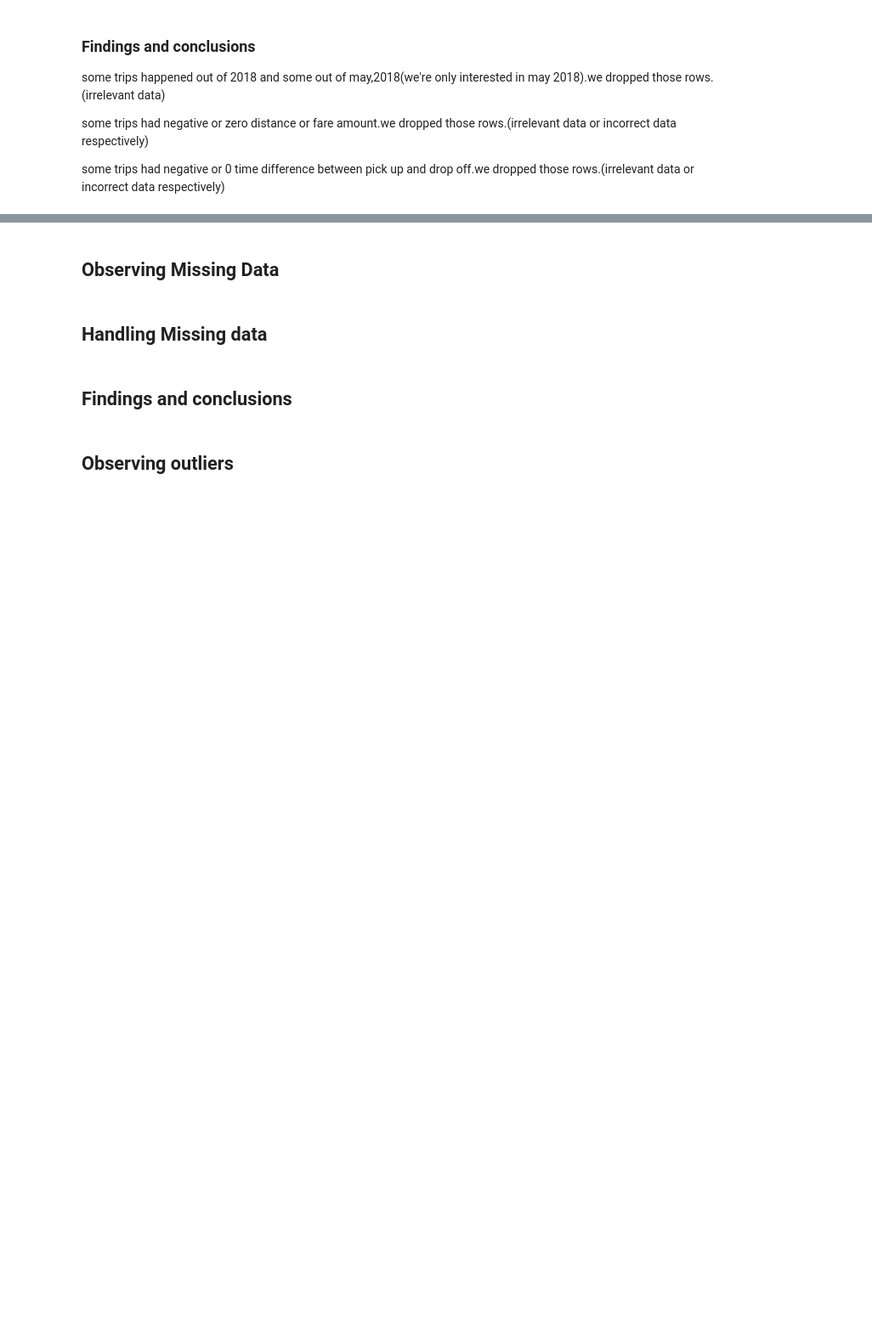
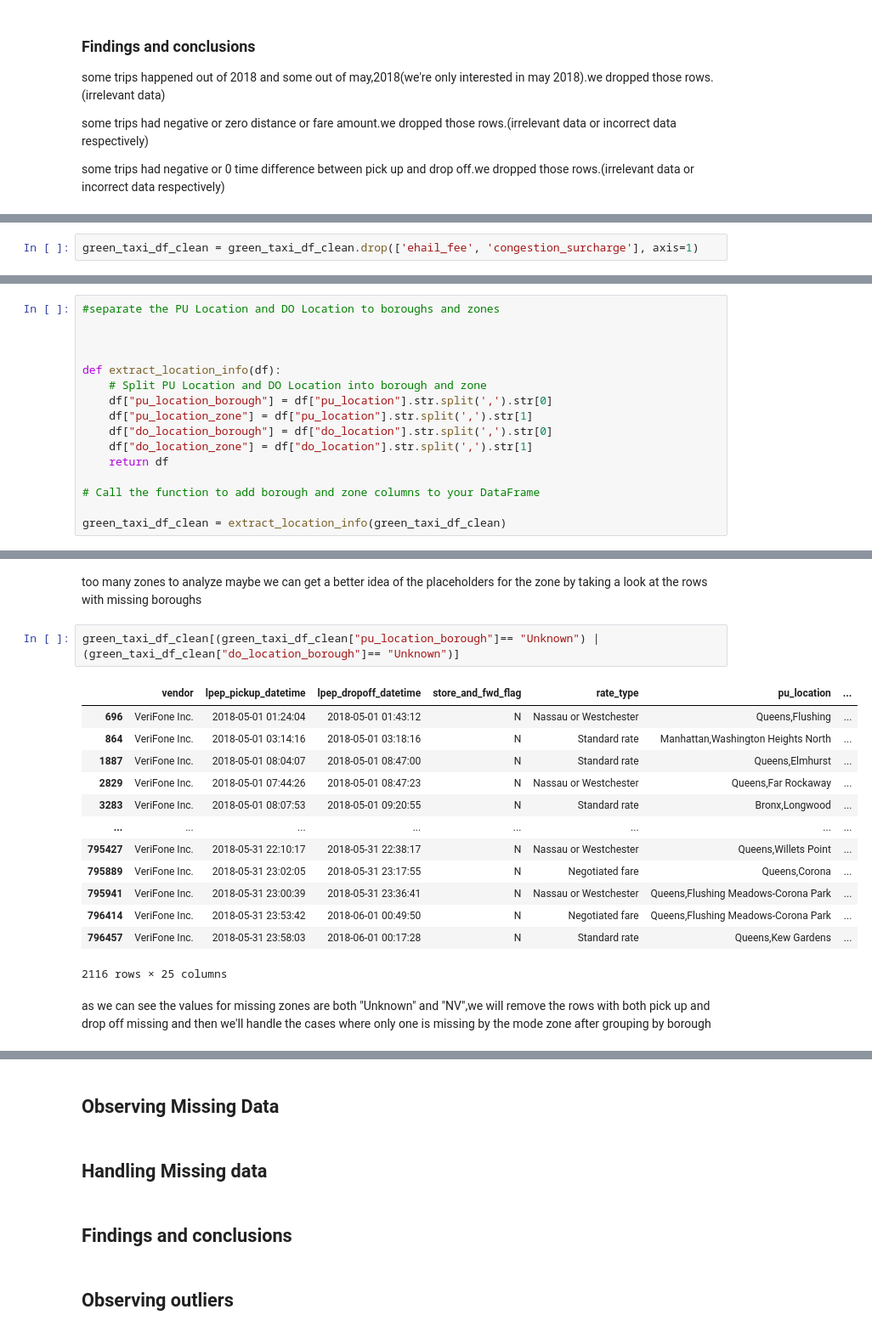
Before and after one commit to crosshuntter/Data-engineering, a Jupyter notebook: template.ipynb, the cells around one changed output, grey strips where cells are left out. Shown at 85% size. Saved outputs shown, nothing was run; the diff lists cells and outputs as text; blank space fills up the shorter version.

```diff
--- a/template.ipynb
+++ b/template.ipynb
@@ -288,0 +333,2 @@ some trips had negative or 0 time difference between pick up and drop off.we dro
+# %%
+green_taxi_df_clean = green_taxi_df_clean.drop(['ehail_fee', 'congestion_surcharge'], axis=1)
@@ -288,0 +362,16 @@ some trips had negative or 0 time difference between pick up and drop off.we dro
+# %%
+#separate the PU Location and DO Location to boroughs and zones
+
+
+
+def extract_location_info(df):
+    # Split PU Location and DO Location into borough and zone
+    df["pu_location_borough"] = df["pu_location"].str.split(',').str[0]
+    df["pu_location_zone"] = df["pu_location"].str.split(',').str[1]
+    df["do_location_borough"] = df["do_location"].str.split(',').str[0]
+    df["do_location_zone"] = df["do_location"].str.split(',').str[1]
+    return df
+
+# Call the function to add borough and zone columns to your DataFrame
+
+green_taxi_df_clean = extract_location_info(green_taxi_df_clean)
@@ -288,0 +407,20 @@ some trips had negative or 0 time difference between pick up and drop off.we dro
+# %% [markdown]
+too many zones to analyze maybe we can get a better idea of the placeholders for the zone by taking a look at the rows with missing boroughs
+# %%
+green_taxi_df_clean[(green_taxi_df_clean["pu_location_borough"]== "Unknown") | (green_taxi_df_clean["do_location_borough"]== "Unknown")]
+# %% [output]
+|  | vendor | lpep_pickup_datetime | lpep_dropoff_datetime | store_and_fwd_flag | rate_type | pu_location | ... |
+| 696 | VeriFone Inc. | 2018-05-01 01:24:04 | 2018-05-01 01:43:12 | N | Nassau or Westchester | Queens,Flushing | ... |
+| 864 | VeriFone Inc. | 2018-05-01 03:14:16 | 2018-05-01 03:18:16 | N | Standard rate | Manhattan,Washington Heights North | ... |
+| 1887 | VeriFone Inc. | 2018-05-01 08:04:07 | 2018-05-01 08:47:00 | N | Standard rate | Queens,Elmhurst | ... |
+| 2829 | VeriFone Inc. | 2018-05-01 07:44:26 | 2018-05-01 08:47:23 | N | Nassau or Westchester | Queens,Far Rockaway | ... |
+| 3283 | VeriFone Inc. | 2018-05-01 08:07:53 | 2018-05-01 09:20:55 | N | Standard rate | Bronx,Longwood | ... |
+| ... | ... | ... | ... | ... | ... | ... | ... |
+| 795427 | VeriFone Inc. | 2018-05-31 22:10:17 | 2018-05-31 22:38:17 | N | Nassau or Westchester | Queens,Willets Point | ... |
+| 795889 | VeriFone Inc. | 2018-05-31 23:02:05 | 2018-05-31 23:17:55 | N | Negotiated fare | Queens,Corona | ... |
+| 795941 | VeriFone Inc. | 2018-05-31 23:00:39 | 2018-05-31 23:36:41 | N | Nassau or Westchester | Queens,Flushing Meadows-Corona Park | ... |
+| 796414 | VeriFone Inc. | 2018-05-31 23:53:42 | 2018-06-01 00:49:50 | N | Negotiated fare | Queens,Flushing Meadows-Corona Park | ... |
+| 796457 | VeriFone Inc. | 2018-05-31 23:58:03 | 2018-06-01 00:17:28 | N | Standard rate | Queens,Kew Gardens | ... |
+2116 rows × 25 columns
+# %% [markdown]
+as we can see the values for missing zones are both "Unknown" and "NV",we will remove the rows with both pick up and drop off missing and then we'll handle the cases where only one is missing by the mode zone after grouping by borough
```
Also changed, not shown: parts of 21 cells of this notebook.
